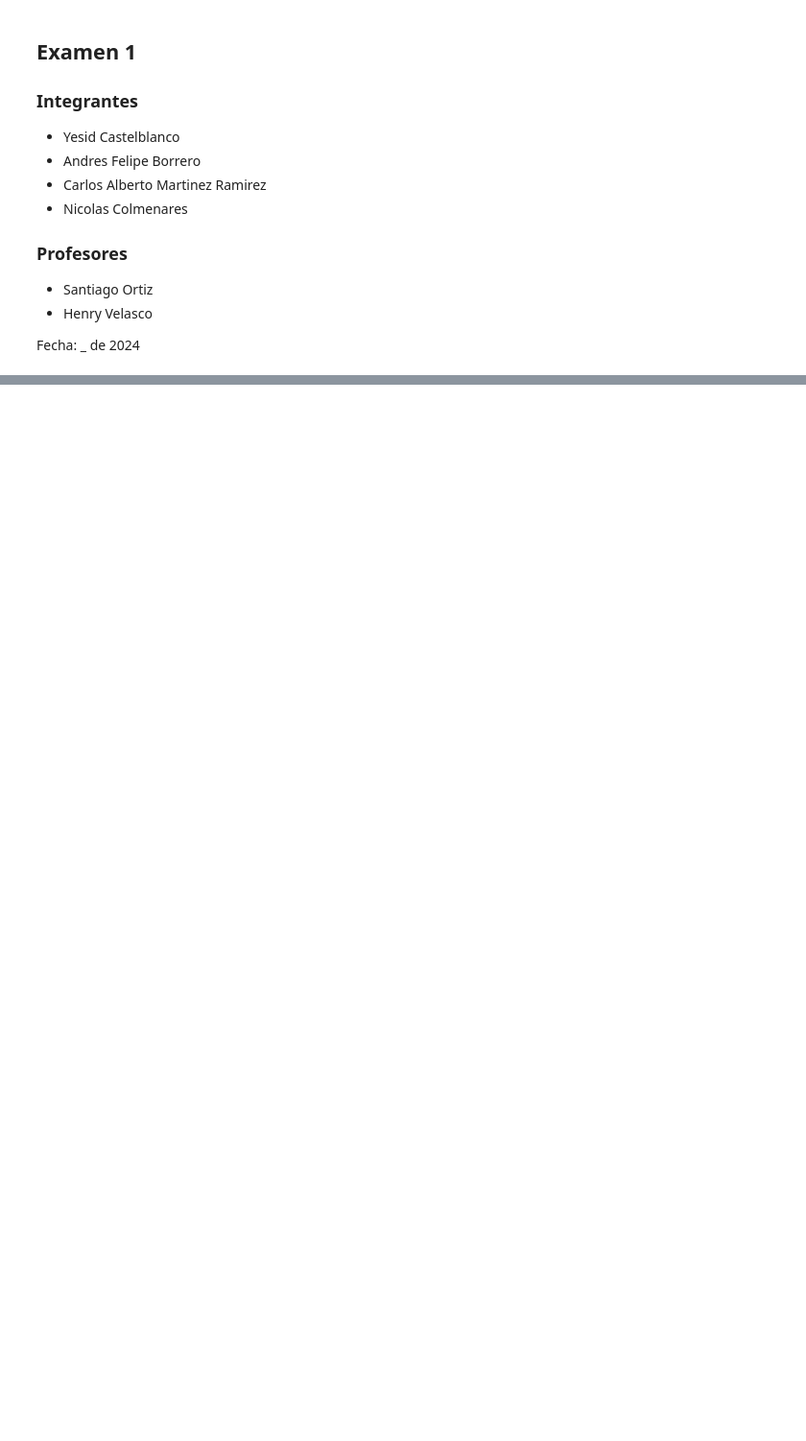
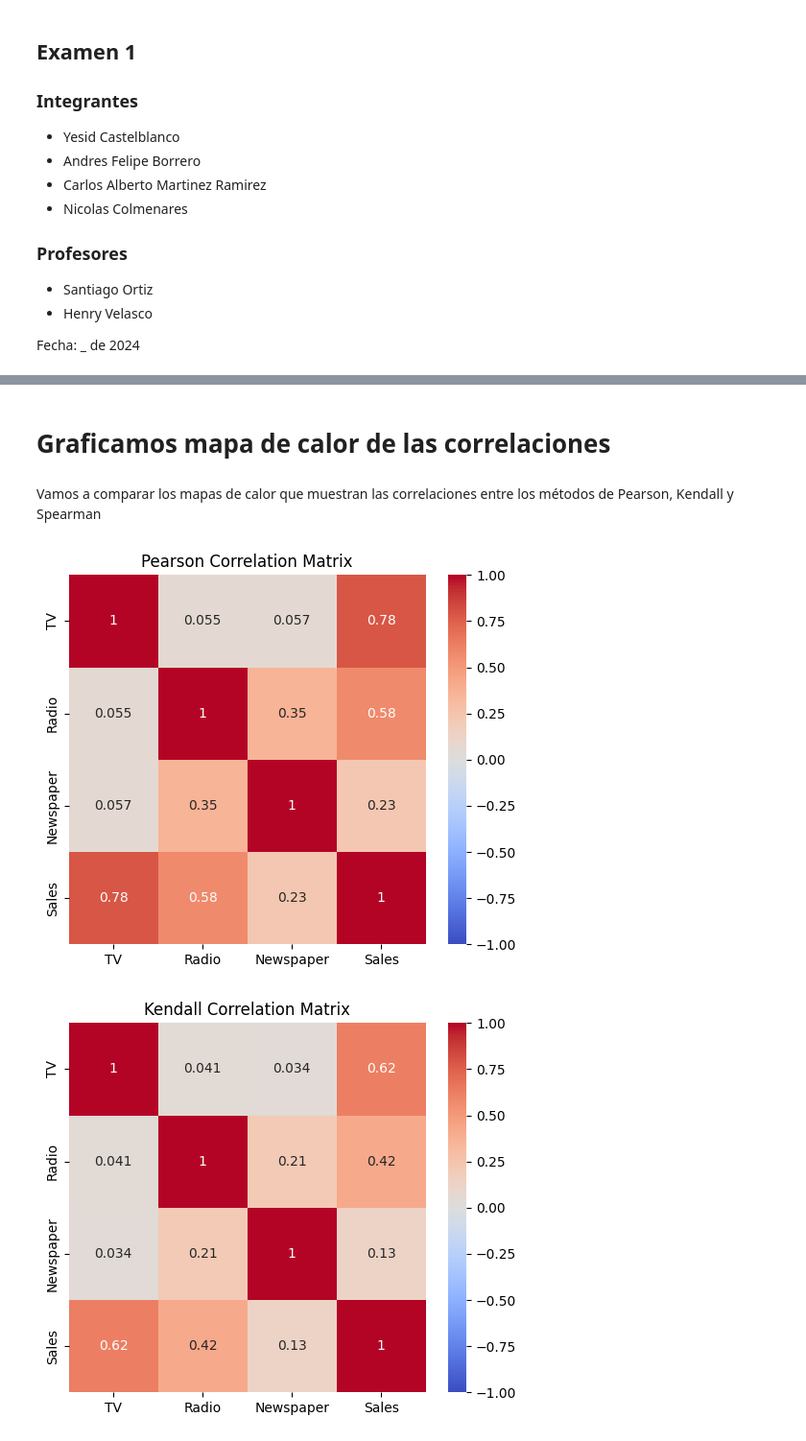
Before and after one commit to cam2149/MachinelearningI, a Jupyter notebook: Examen1_Ejercicio4.ipynb, the cells around one changed output, grey strips where cells are left out. Shown at 96% size. Drawn from its saved outputs; the diff is of its cells as text; code cells hidden in the pictures; blank space fills up the shorter version.

```diff
--- a/Examen1_Ejercicio4.ipynb
+++ b/Examen1_Ejercicio4.ipynb
@@ -209,0 +404,34 @@ _ = plt.legend()
+# %% [markdown]
+# **Graficamos mapa de calor de las correlaciones**
+# %% [markdown]
+Vamos a comparar los mapas de calor que muestran las correlaciones entre los métodos de Pearson, Kendall y Spearman
+# %%
+# Pearson correlation matrix
+pearson_corr = df_filtro.corr(method='pearson')
+
+# Kendall correlation matrix
+kendall_corr = df_filtro.corr(method='kendall')
+
+# Spearman correlation matrix
+spearman_corr = df_filtro.corr(method='spearman')
+
+#=========================================================================
+# Imprimimos las matrices de correlación
+
+plt.figure(figsize=(6, 5))
+sns.heatmap(pearson_corr, annot=True, cmap='coolwarm', vmin=-1, vmax=1)
+plt.title('Pearson Correlation Matrix')
+plt.show()
+
+plt.figure(figsize=(6, 5))
+sns.heatmap(kendall_corr, annot=True, cmap='coolwarm', vmin=-1, vmax=1)
+plt.title('Kendall Correlation Matrix')
+plt.show()
+
+plt.figure(figsize=(6, 5))
+sns.heatmap(spearman_corr, annot=True, cmap='coolwarm', vmin=-1, vmax=1)
+plt.title('Spearman Correlation Matrix')
+plt.show()
+# %% [output]
+[figure, added]
+[figure, added]
```
Also changed, not shown: parts of 49 cells of this notebook.
